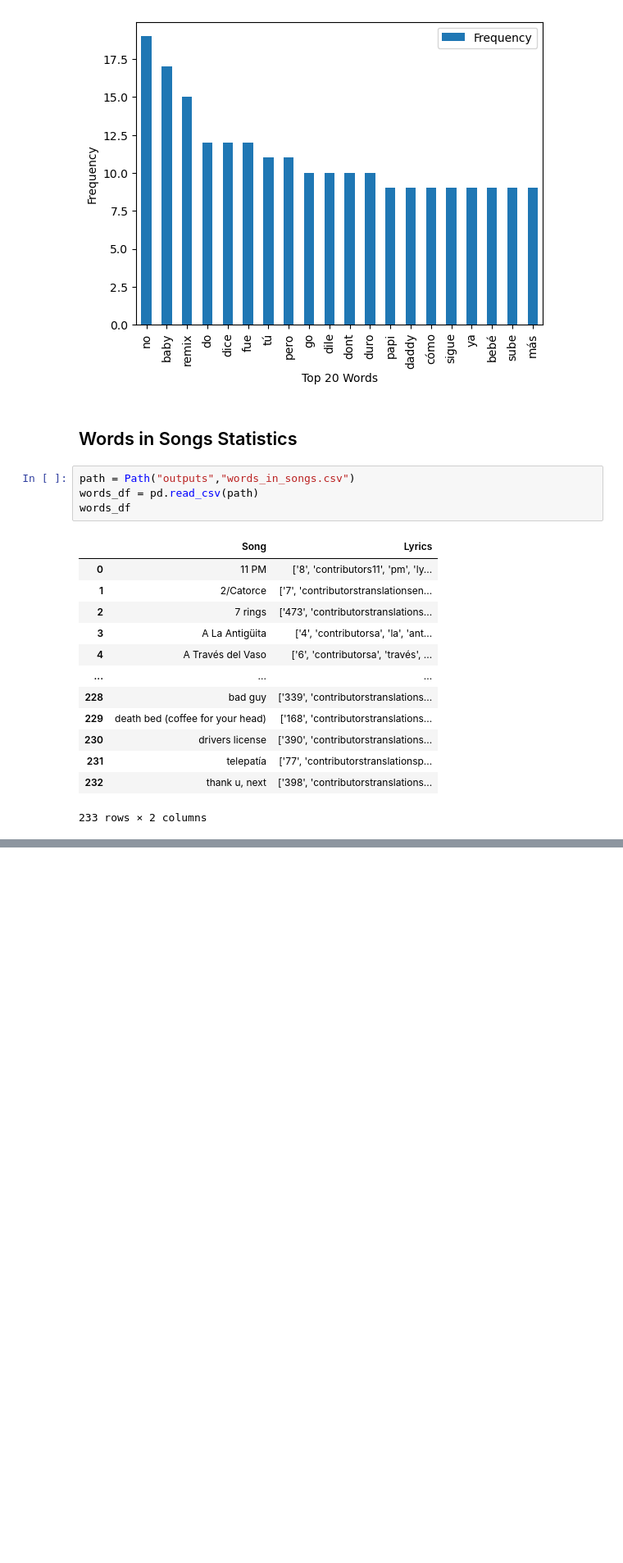
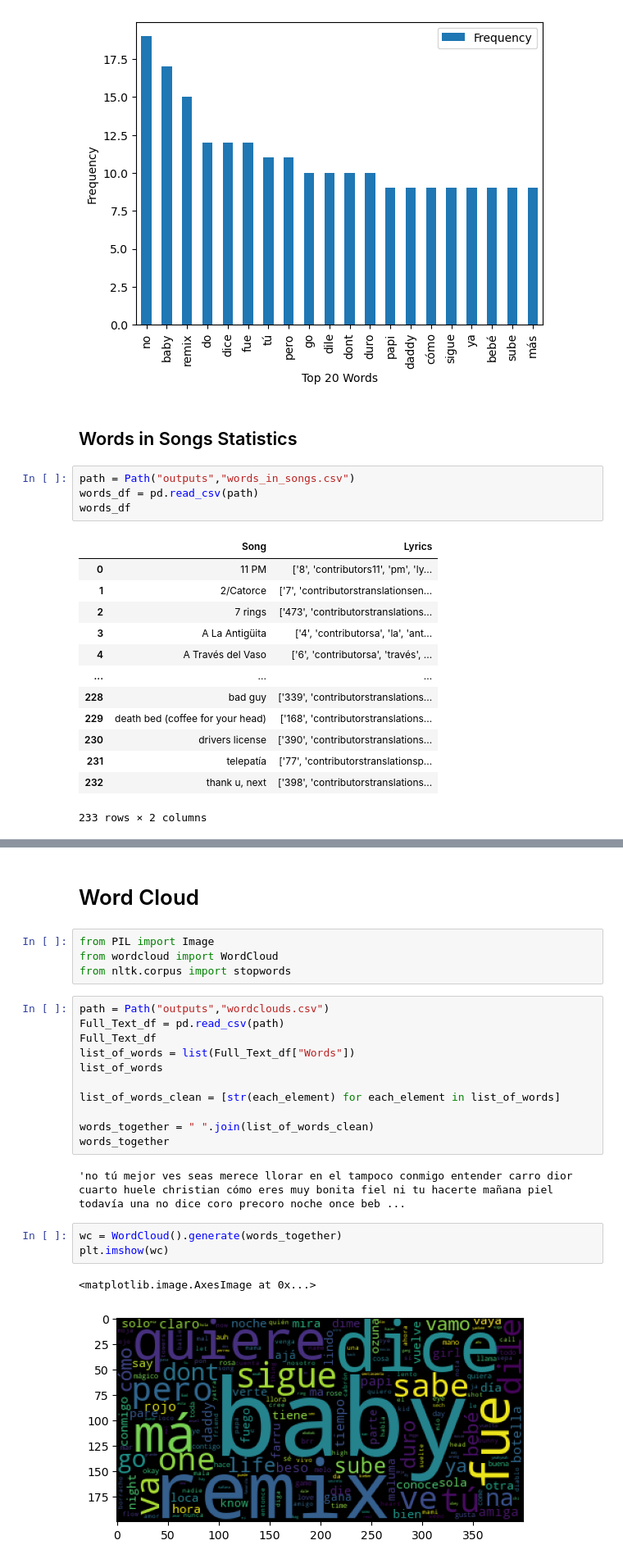
Before and after one commit to AlejandroChavezA00571497/project01, a Jupyter notebook: FinalCodes/statistical_analysis.ipynb, the cells around one changed output, grey strips where cells are left out. Shown at 82% size. Saved outputs shown, nothing was run; the diff lists cells and outputs as text; blank space fills up the shorter version.

```diff
--- a/FinalCodes/statistical_analysis.ipynb
+++ b/FinalCodes/statistical_analysis.ipynb
@@ -222,0 +244,25 @@ merged_df
+# %% [markdown]
+# Word Cloud
+# %%
+from PIL import Image
+from wordcloud import WordCloud
+from nltk.corpus import stopwords
+# %%
+path = Path("outputs","wordclouds.csv")
+Full_Text_df = pd.read_csv(path)
+Full_Text_df
+list_of_words = list(Full_Text_df["Words"])
+list_of_words
+
+list_of_words_clean = [str(each_element) for each_element in list_of_words]
+
+words_together = " ".join(list_of_words_clean)
+words_together
+# %% [output]
+'no tú mejor ves seas merece llorar en el tampoco conmigo entender carro dior cuarto huele christian cómo eres muy bonita fiel ni tu hacerte mañana piel todavía una no dice coro precoro noche once beb ...
+# %%
+wc = WordCloud().generate(words_together)
+plt.imshow(wc)
+# %% [output]
+<matplotlib.image.AxesImage at 0x...>
+[figure, added]
```
Also changed, not shown: parts of 8 cells of this notebook, 4 other files.
